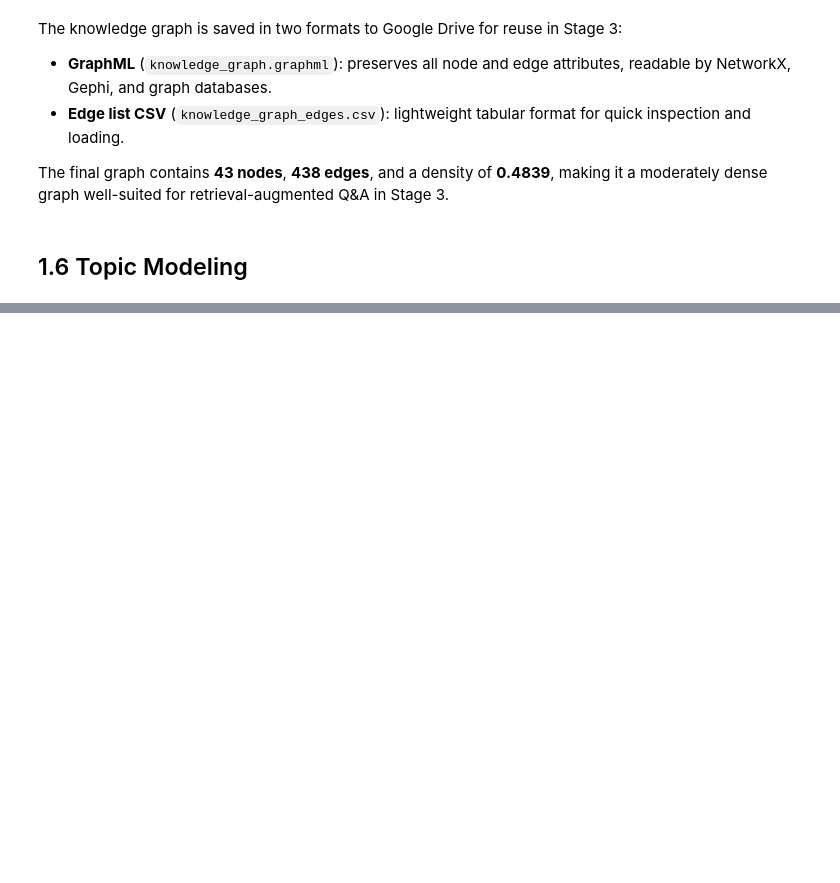
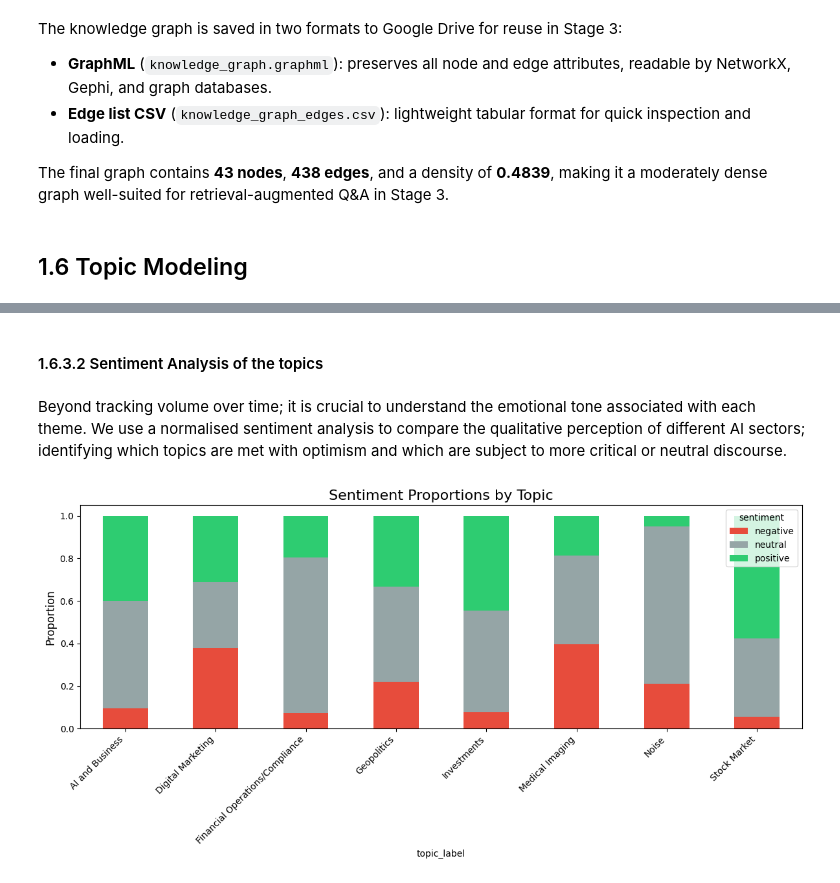
Before and after one commit to Biaancabe/CIP_HS2025_107, a Jupyter notebook: clt.ipynb, the cells around one changed output, grey strips where cells are left out. Saved outputs shown, nothing was run; the diff lists cells and outputs as text; code cells hidden in the pictures; blank space fills up the shorter version.

```diff
--- a/clt.ipynb
+++ b/clt.ipynb
@@ -1981,0 +2343,17 @@ moderately dense graph well-suited for retrieval-augmented Q&A in Stage 3.
+# %% [markdown]
+#### 1.6.3.2 Sentiment Analysis of the topics
+# %% [markdown]
+Beyond tracking volume over time; it is crucial to understand the emotional tone associated with each theme. We use a normalised sentiment analysis to compare the qualitative perception of different AI sectors; identifying which topics are met with optimism and which are subject to more critical or neutral discourse.
+# %%
+# Visualisation: Sentiment per Topic
+sentiment_data = pd.crosstab(df_tm['topic_label'], df_tm['sentiment'], normalize='index')
+
+plt.figure(figsize=(12, 6))
+sentiment_data.plot(kind='bar', stacked=True, ax=plt.gca(), color=['#e74c3c', '#95a5a6', '#2ecc71'])
+plt.title('Sentiment Proportions by Topic', fontsize=16)
+plt.ylabel('Proportion', fontsize=12)
+plt.xticks(rotation=45, ha='right')
+plt.tight_layout()
+plt.show()
+# %% [output]
+[figure, added]
```
Also changed, not shown: parts of 91 cells of this notebook.
